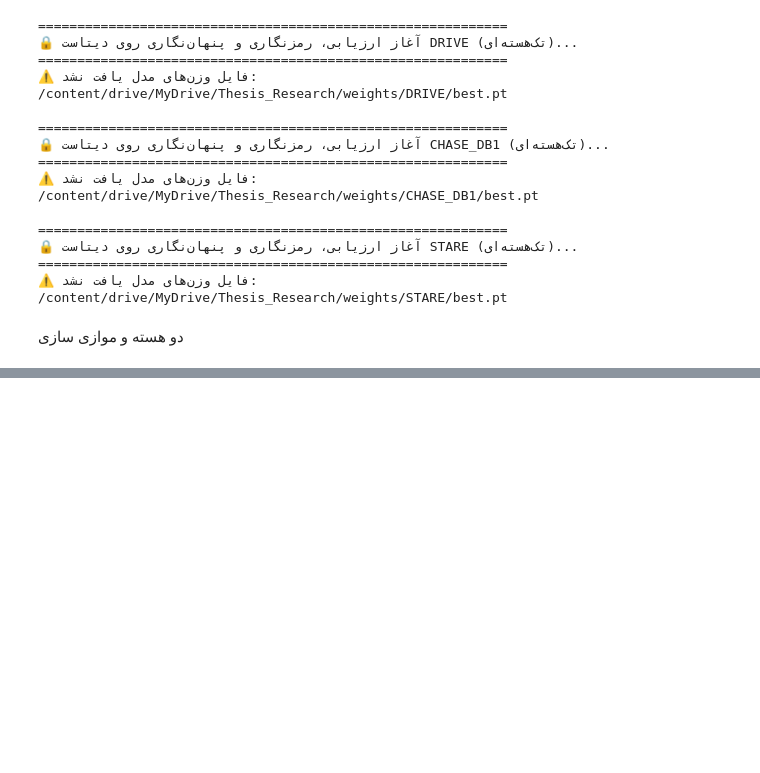
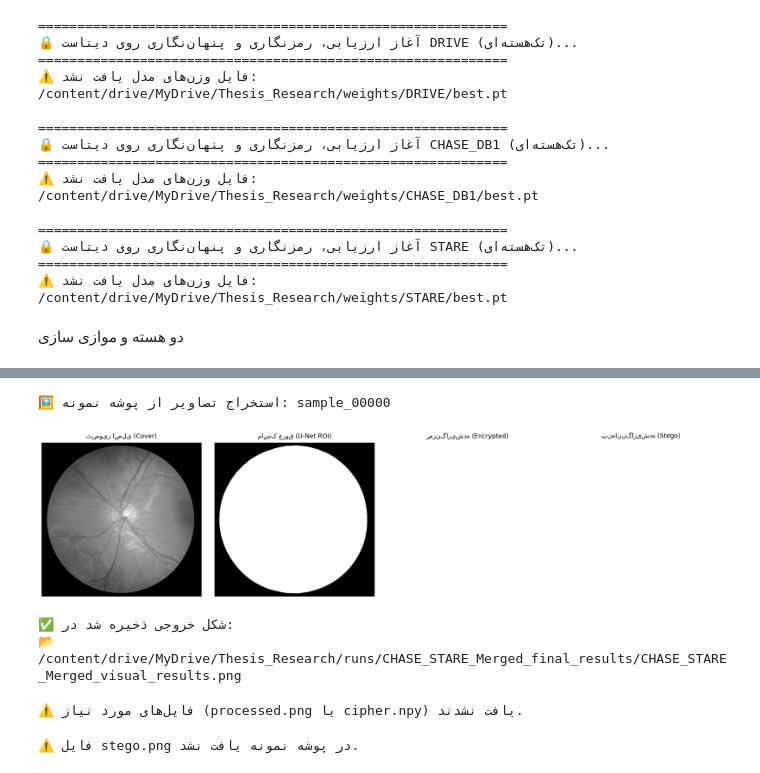
Before and after one commit to mohammadham/ppp, a Jupyter notebook: final_report/thesis/published/scripts/medsec_colab/MIXED.ipynb, the cells around one changed output, grey strips where cells are left out. Cells and saved outputs as stored; diff of their text form; code cells hidden in the pictures; blank space fills up the shorter version.

```diff
--- a/final_report/thesis/published/scripts/medsec_colab/MIXED.ipynb
+++ b/final_report/thesis/published/scripts/medsec_colab/MIXED.ipynb
@@ -746,7 +730,7 @@ import json
 import pandas as pd
 from pathlib import Path
 
-run_dir = Path('/content/drive/MyDrive/Thesis_Research/runs/DRIVE_final_results')
+run_dir = Path('/content/drive/MyDrive/Thesis_Research/runs/CHASE_STARE_Merged_final_results')
 samples_file = run_dir / 'samples.jsonl'
 
 if not samples_file.exists():
@@ -807,7 +791,7 @@ mean_row = numeric_df.mean(numeric_only=True).round(4).to_dict()
 mean_row['Sample ID'] = 'میانگین کل (Average)'
 df_with_mean = pd.concat([df_samples, pd.DataFrame([mean_row])], ignore_index=True)
 
-csv_path = run_dir / 'DRIVE_thesis_table.csv'
+csv_path = run_dir / 'CHASE_STARE_Merged_thesis_table.csv'
 df_with_mean.to_csv(csv_path, index=False, encoding='utf-8-sig')
 print(f"\n💾 جدول نهایی ذخیره شد در:\n📂 {csv_path}")
 # %% [output]
@@ -819,7 +812,7 @@ import matplotlib.pyplot as plt
 from PIL import Image
 from pathlib import Path
 
-run_dir = Path('/content/drive/MyDrive/Thesis_Research/runs/DRIVE_final_results')
+run_dir = Path('/content/drive/MyDrive/Thesis_Research/runs/CHASE_STARE_Merged_final_results')
 sample_dirs = sorted([d for d in run_dir.iterdir() if d.is_dir() and d.name.startswith('sample_')])
 
 if not sample_dirs:
@@ -841,34 +834,39 @@ axes[0].axis('off')
 roi_path = target_dir / 'roi.npy'
 if roi_path.exists():
     roi_data = np.load(roi_path)
     axes[1].imshow(roi_data, cmap='gray')
 axes[1].set_title("ماسک عروق (U-Net ROI)", fontsize=13, pad=10)
 axes[1].axis('off')
 
 # ۳. تصویر رمزنگاری‌شده (Encrypted) - فرمت npy
 cipher_path = target_dir / 'cipher.npy'
 if cipher_path.exists():
     cipher_data = np.load(cipher_path)
     # در صورتی که آرایه ۳ بعدی باشد، فقط کانال اول یا میانگین را برای نمایش دوبعدی می‌گیریم
     if cipher_data.ndim == 3:
         cipher_data = cipher_data[:, :, 0]
     axes[2].imshow(cipher_data, cmap='gray')
 axes[2].set_title("رمزنگاری‌شده (Encrypted)", fontsize=13, pad=10)
 axes[2].axis('off')
 
 # ۴. تصویر پنهان‌نگاری‌شده (Stego) - فرمت png
 stego_path = target_dir / 'stego.png'
 if stego_path.exists():
     axes[3].imshow(Image.open(stego_path), cmap='gray')
 axes[3].set_title("پنهان‌نگاری‌شده (Stego)", fontsize=13, pad=10)
 axes[3].axis('off')
 
 plt.tight_layout()
-output_fig_path = run_dir / 'DRIVE_visual_results.png'
+output_fig_path = run_dir / 'CHASE_STARE_Merged_visual_results.png'
 plt.savefig(output_fig_path, dpi=300, bbox_inches='tight')
 plt.show()
 
 print(f"✅ شکل خروجی ذخیره شد در:\n📂 {output_fig_path}")
+# %% [output]
+🖼️ استخراج تصاویر از پوشه نمونه: sample_00000
+[figure, added]
+✅ شکل خروجی ذخیره شد در:
+📂 /content/drive/MyDrive/Thesis_Research/runs/CHASE_STARE_Merged_final_results/CHASE_STARE_Merged_visual_results.png
 # %%
 # [گام ۱۱]: رسم هیستوگرام مقایسه‌ای تصویر اصلی و تصویر رمزنگاری‌شده
 import numpy as np
@@ -876,7 +874,7 @@ import matplotlib.pyplot as plt
 from PIL import Image
 from pathlib import Path
 
-run_dir = Path('/content/drive/MyDrive/Thesis_Research/runs/DRIVE_final_results')
+run_dir = Path('/content/drive/MyDrive/Thesis_Research/runs/CHASE_STARE_Merged_final_results')
 sample_dirs = sorted([d for d in run_dir.iterdir() if d.is_dir() and d.name.startswith('sample_')])
 
 if not sample_dirs:
@@ -914,19 +912,21 @@ if cover_path.exists() and cipher_path.exists():
     axes[1].set_ylabel("تعداد فراوانی")
 
     plt.tight_layout()
-    hist_path = run_dir / 'DRIVE_histogram_analysis.png'
+    hist_path = run_dir / 'CHASE_STARE_Merged_histogram_analysis.png'
     plt.savefig(hist_path, dpi=300, bbox_inches='tight')
     plt.show()
     print(f"✅ نمودار هیستوگرام ذخیره شد در:\n📂 {hist_path}")
 else:
     print("⚠️ فایل‌های مورد نیاز (processed.png یا cipher.npy) یافت نشدند.")
+# %% [output]
+⚠️ فایل‌های مورد نیاز (processed.png یا cipher.npy) یافت نشدند.
 # %%
 # [گام ۱۲]: تحلیل مقاومت در برابر نویز فلفل‌نمکی و برش
 import numpy as np
 from PIL import Image
 from pathlib import Path
 
-run_dir = Path('/content/drive/MyDrive/Thesis_Research/runs/DRIVE_final_results')
+run_dir = Path('/content/drive/MyDrive/Thesis_Research/runs/CHASE_STARE_Merged_final_results')
 sample_dirs = sorted([d for d in run_dir.iterdir() if d.is_dir() and d.name.startswith('sample_')])
 
 if not sample_dirs:
@@ -963,6 +963,8 @@ if stego_img_path.exists():
     print("=" * 60)
 else:
     print("⚠️ فایل stego.png در پوشه نمونه یافت نشد.")
+# %% [output]
+⚠️ فایل stego.png در پوشه نمونه یافت نشد.
 # %%
 # [گام ۱۳]: استخراج جدول کیفیت بازیابی و صحت پیام استخراج‌شده
 import json
```
Also changed, not shown: parts of 8 cells of this notebook.
